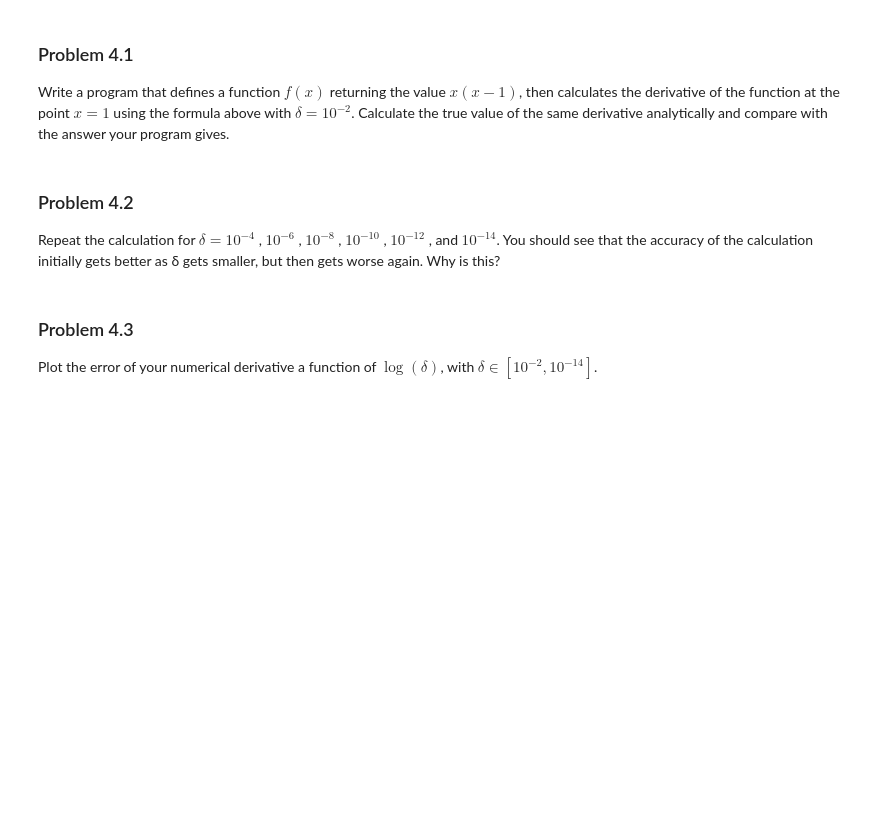
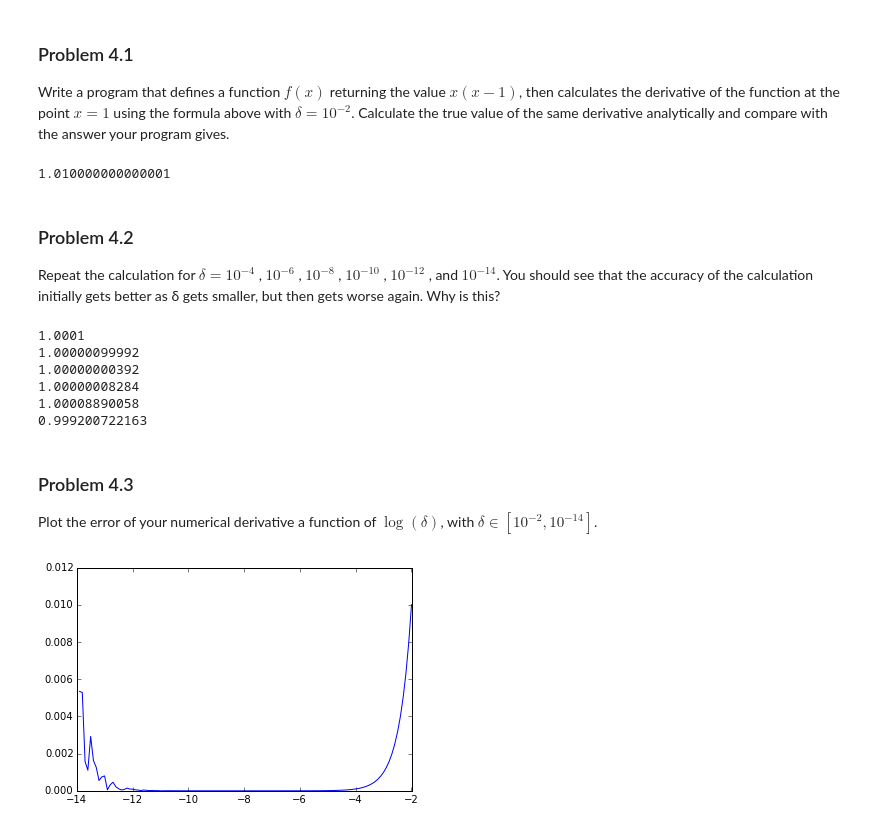
Before and after one commit to pcchen/NTHU10320PHYS290000, a Jupyter notebook: student/102022171/Homework3.ipynb, the cells around one changed output. Drawn from its saved outputs; the diff is of its cells as text; code cells hidden in the pictures; blank space fills up the shorter version.

```diff
--- a/student/102022171/Homework3.ipynb
+++ b/student/102022171/Homework3.ipynb
@@ -214,3 +212,15 @@ Write a program that defines a function $f(x)$ returning the value $x(x − 1)$,
+# %%
+# Problem 4.1
+def f(x):
+    x=float(x)
+    return x*(x-1)
+
+def derivative(delta):
+    return (f(1+delta)-f(1))/delta
+
+derivative(0.01)
+# %% [output]
+1.010000000000001
 # %% [markdown]
 ### Problem 4.2
 
@@ -220,3 +228,18 @@ Repeat the calculation for $\delta = 10^{−4}$ , $10^{−6}$ , $10^{−8}$ , $1
+# %%
+# Problem 4.2
+print derivative(0.0001)
+print derivative(0.000001)
+print derivative(0.00000001)
+print derivative(0.0000000001)
+print derivative(0.000000000001)
+print derivative(0.00000000000001)
+# %% [output]
+1.0001
+1.00000099992
+1.00000000392
+1.00000008284
+1.00008890058
+0.999200722163
 # %% [markdown]
 ### Problem 4.3
 
@@ -225,0 +247,12 @@ Plot the error of your numerical derivative a function of $\log(\delta)$, with $
+# %%
+# Problem 4.3
+def y():
+    s=[]
+    i_all=arange(-2,-14,-0.1)
+    for i in arange(-2,-14,-0.1):
+        s.append(abs(derivative(10**i)-1))
+    plot(i_all,s)
+
+y()
+# %% [output]
+[figure, added]
```
Also changed, not shown: parts of 9 cells of this notebook.
